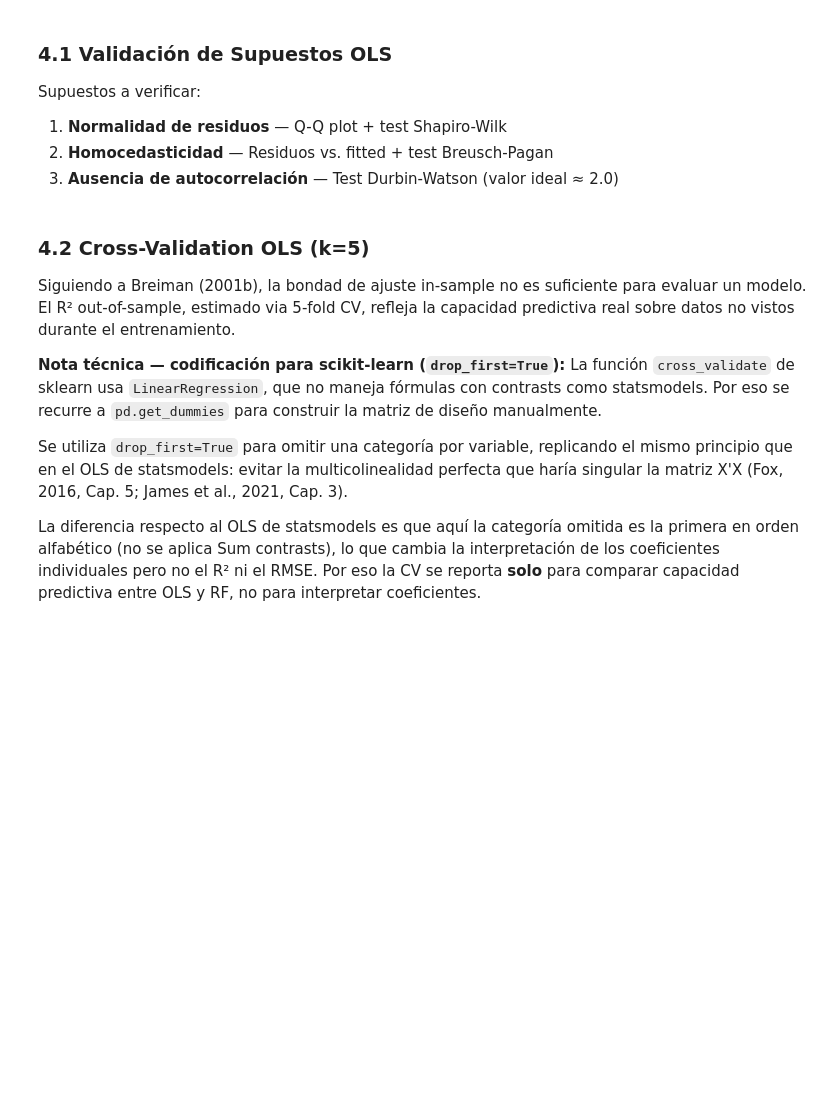
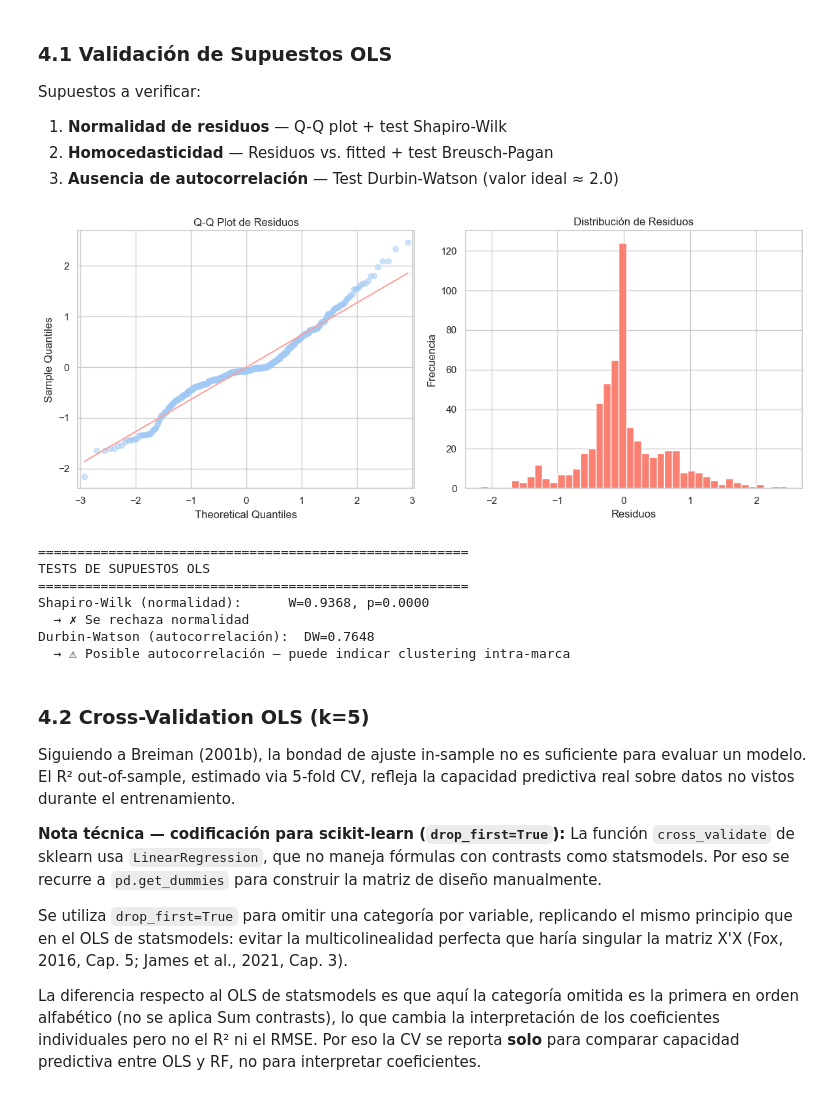
Before and after one commit to camilojaure/NarrativeLens, a Jupyter notebook: regression_analysis.ipynb, the cells around one changed output. Drawn from its saved outputs; the diff is of its cells as text; code cells hidden in the pictures; blank space fills up the shorter version.

```diff
--- a/regression_analysis.ipynb
+++ b/regression_analysis.ipynb
@@ -229,36 +292,44 @@ fitted    = ols_model.fittedvalues
 fig, axes = plt.subplots(1, 2, figsize=(12, 5))
 
 # 1. Q-Q Plot
 sm.qqplot(residuals, line='s', ax=axes[0], alpha=0.5)
 axes[0].set_title("Q-Q Plot de Residuos")
 
 # 2. Histograma de residuos
 axes[1].hist(residuals, bins=40, color='salmon', edgecolor='white')
 axes[1].set_xlabel("Residuos"); axes[1].set_ylabel("Frecuencia")
 axes[1].set_title("Distribución de Residuos")
 
 plt.tight_layout()
-plt.savefig("ols_assumptions.png", dpi=150, bbox_inches='tight')
+plt.savefig("thesis/tesis_mma_itba/images/ols_assumptions.png", dpi=150, bbox_inches='tight')
 plt.show()
 
 # ── Tests estadísticos ────────────────────────────────────────────────────
 stat_sw, p_sw = stats.shapiro(residuals.sample(min(200, len(residuals)), random_state=42))
 dw = durbin_watson(residuals)
 
 print("=" * 55)
 print("TESTS DE SUPUESTOS OLS")
 print("=" * 55)
 print(f"Shapiro-Wilk (normalidad):      W={stat_sw:.4f}, p={p_sw:.4f}")
 r1 = '✓ No se rechaza normalidad' if p_sw > 0.05 else '✗ Se rechaza normalidad'
 print(f"  → {r1}")
 
-print(f"
-Durbin-Watson (autocorrelación):  DW={dw:.4f}")
+print(f"Durbin-Watson (autocorrelación):  DW={dw:.4f}")
 if 1.5 < dw < 2.5:
     r3 = '✓ Sin autocorrelación significativa'
 else:
     r3 = '⚠ Posible autocorrelación — puede indicar clustering intra-marca'
 print(f"  → {r3}")
+# %% [output]
+[figure, added]
+=======================================================
+TESTS DE SUPUESTOS OLS
+=======================================================
+Shapiro-Wilk (normalidad):      W=0.9368, p=0.0000
+  → ✗ Se rechaza normalidad
+Durbin-Watson (autocorrelación):  DW=0.7648
+  → ⚠ Posible autocorrelación — puede indicar clustering intra-marca
 # %% [markdown]
 ### 4.2 Cross-Validation OLS (k=5)
 
```
Also changed, not shown: parts of 29 cells of this notebook, 3 other files.
